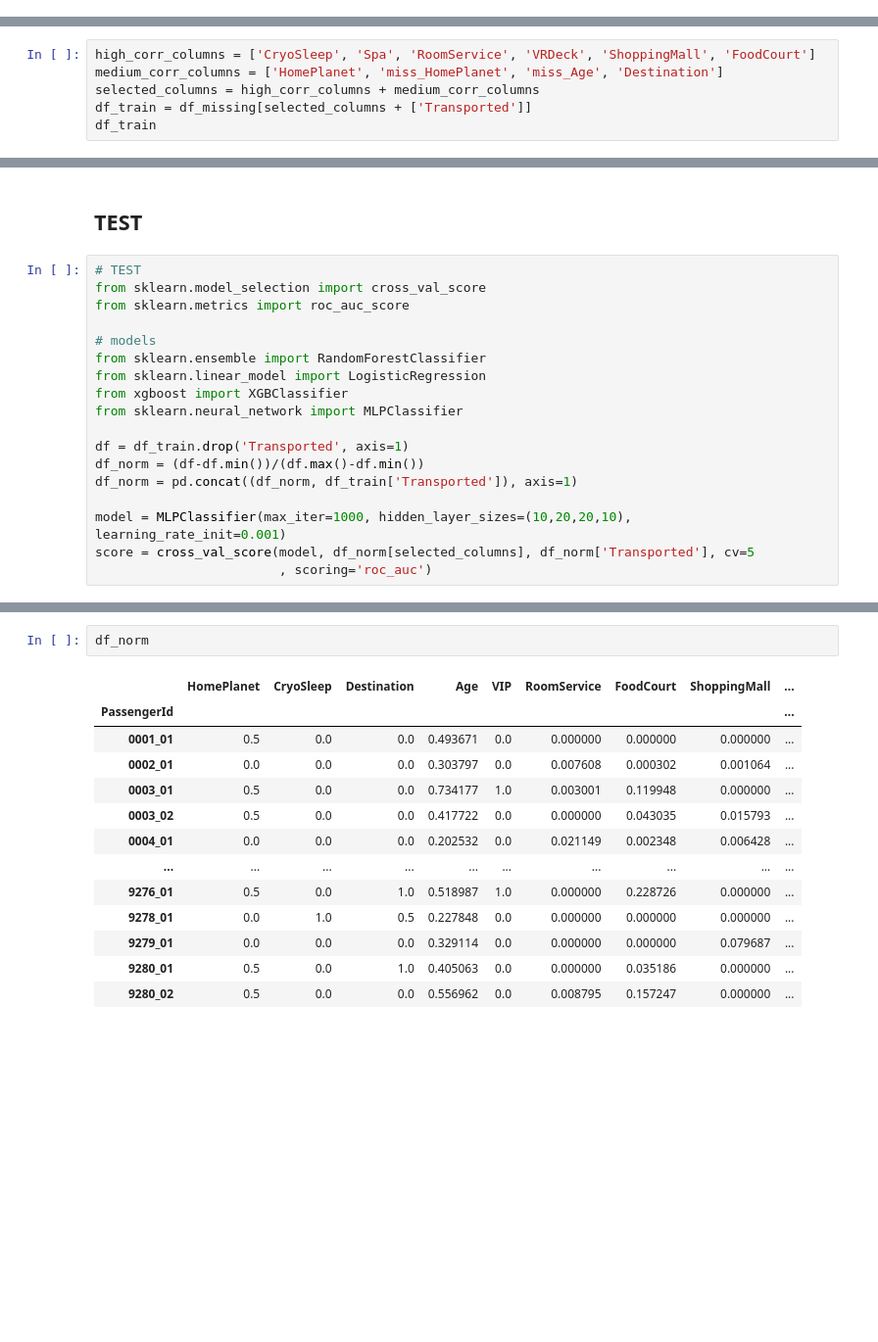
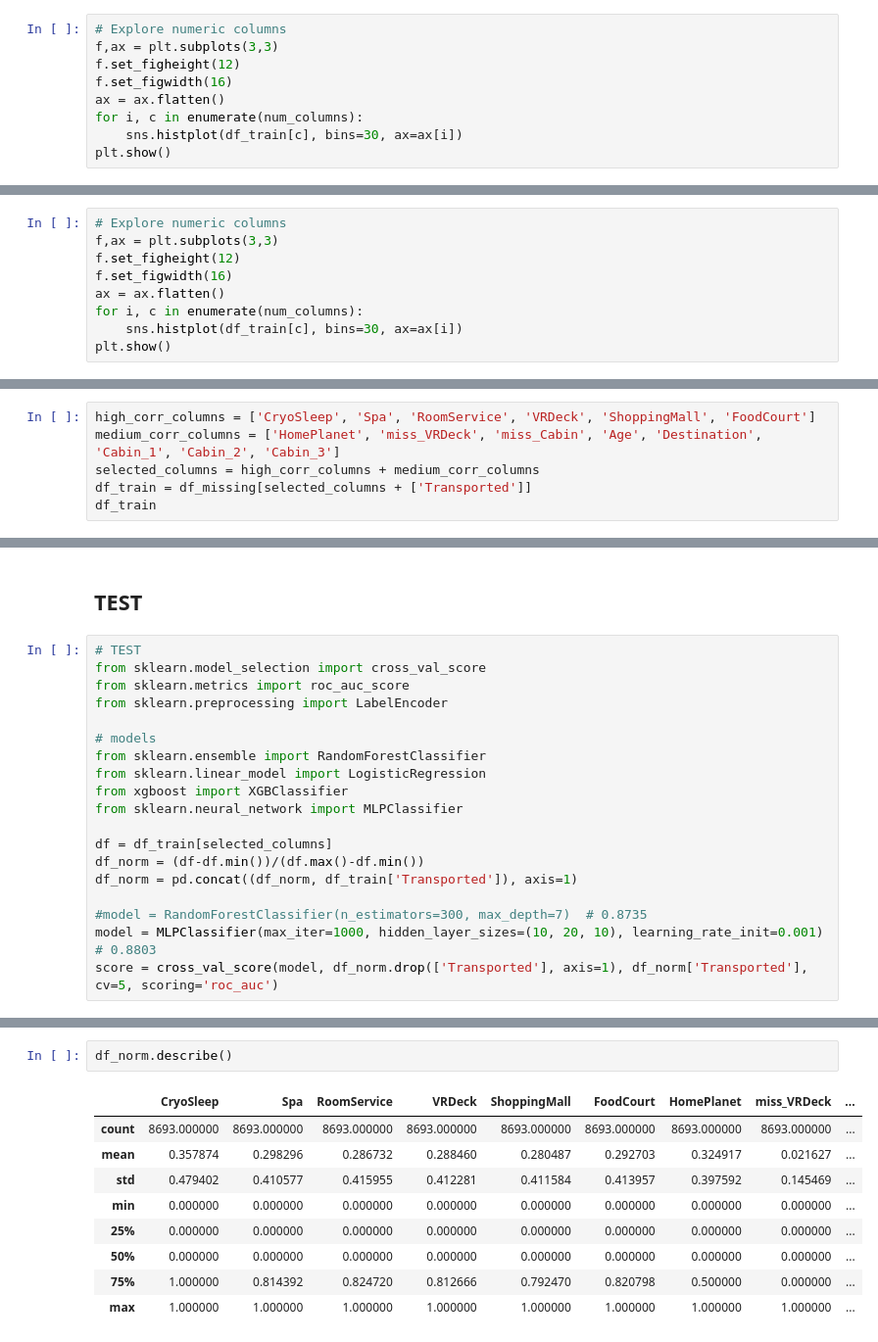
Before and after one commit to 8elka/Spaceship-Titanic-Kaggle, a Jupyter notebook: EDA.ipynb, the cells around one changed output, grey strips where cells are left out. Shown at 98% size. Saved outputs shown, nothing was run; the diff lists cells and outputs as text; blank space fills up the shorter version.

```diff
--- a/EDA.ipynb
+++ b/EDA.ipynb
@@ -264,0 +429,9 @@ df_train
+# %%
+# Explore numeric columns
+f,ax = plt.subplots(3,3)
+f.set_figheight(12)
+f.set_figwidth(16)
+ax = ax.flatten()
+for i, c in enumerate(num_columns):
+    sns.histplot(df_train[c], bins=30, ax=ax[i])
+plt.show()
@@ -264,0 +446,9 @@ df_train
+# %%
+# Explore numeric columns
+f,ax = plt.subplots(3,3)
+f.set_figheight(12)
+f.set_figwidth(16)
+ax = ax.flatten()
+for i, c in enumerate(num_columns):
+    sns.histplot(df_train[c], bins=30, ax=ax[i])
+plt.show()
@@ -362,7 +557,7 @@ ROC-AUC: 0.8742797442740965
 ## Select columns
 # %%
 high_corr_columns = ['CryoSleep', 'Spa', 'RoomService', 'VRDeck', 'ShoppingMall', 'FoodCourt']
-medium_corr_columns = ['HomePlanet', 'miss_HomePlanet', 'miss_Age', 'Destination']
+medium_corr_columns = ['HomePlanet', 'miss_VRDeck', 'miss_Cabin', 'Age', 'Destination', 'Cabin_1', 'Cabin_2', 'Cabin_3']
 selected_columns = high_corr_columns + medium_corr_columns
 df_train = df_missing[selected_columns + ['Transported']]
 df_train
@@ -417,6 +616,7 @@ plt.show()
 # TEST
 from sklearn.model_selection import cross_val_score
 from sklearn.metrics import roc_auc_score
+from sklearn.preprocessing import LabelEncoder
 
 # models
 from sklearn.ensemble import RandomForestClassifier
@@ -424,11 +624,11 @@ from sklearn.linear_model import LogisticRegression
 from xgboost import XGBClassifier
 from sklearn.neural_network import MLPClassifier
 
-df = df_train.drop('Transported', axis=1)
+df = df_train[selected_columns]
 df_norm = (df-df.min())/(df.max()-df.min())
 df_norm = pd.concat((df_norm, df_train['Transported']), axis=1)
 
-model = MLPClassifier(max_iter=1000, hidden_layer_sizes=(10,20,20,10), learning_rate_init=0.001)
-score = cross_val_score(model, df_norm[selected_columns], df_norm['Transported'], cv=5
-                        , scoring='roc_auc')
+#model = RandomForestClassifier(n_estimators=300, max_depth=7)  # 0.8735
+model = MLPClassifier(max_iter=1000, hidden_layer_sizes=(10, 20, 10), learning_rate_init=0.001)  # 0.8803
+score = cross_val_score(model, df_norm.drop(['Transported'], axis=1), df_norm['Transported'], cv=5, scoring='roc_auc')
 # %%
@@ -438,16 +640,12 @@ score.mean()
 # %%
-df_norm
+df_norm.describe()
 # %% [output]
-|  | HomePlanet | CryoSleep | Destination | Age | VIP | RoomService | FoodCourt | ShoppingMall | ... |
-| PassengerId |  |  |  |  |  |  |  |  | ... |
-| 0001_01 | 0.5 | 0.0 | 0.0 | 0.493671 | 0.0 | 0.000000 | 0.000000 | 0.000000 | ... |
-| 0002_01 | 0.0 | 0.0 | 0.0 | 0.303797 | 0.0 | 0.007608 | 0.000302 | 0.001064 | ... |
-| 0003_01 | 0.5 | 0.0 | 0.0 | 0.734177 | 1.0 | 0.003001 | 0.119948 | 0.000000 | ... |
-| 0003_02 | 0.5 | 0.0 | 0.0 | 0.417722 | 0.0 | 0.000000 | 0.043035 | 0.015793 | ... |
-| 0004_01 | 0.0 | 0.0 | 0.0 | 0.202532 | 0.0 | 0.021149 | 0.002348 | 0.006428 | ... |
-| ... | ... | ... | ... | ... | ... | ... | ... | ... | ... |
-| 9276_01 | 0.5 | 0.0 | 1.0 | 0.518987 | 1.0 | 0.000000 | 0.228726 | 0.000000 | ... |
-| 9278_01 | 0.0 | 1.0 | 0.5 | 0.227848 | 0.0 | 0.000000 | 0.000000 | 0.000000 | ... |
-| 9279_01 | 0.0 | 0.0 | 0.0 | 0.329114 | 0.0 | 0.000000 | 0.000000 | 0.079687 | ... |
-| 9280_01 | 0.5 | 0.0 | 1.0 | 0.405063 | 0.0 | 0.000000 | 0.035186 | 0.000000 | ... |
-| 9280_02 | 0.5 | 0.0 | 0.0 | 0.556962 | 0.0 | 0.008795 | 0.157247 | 0.000000 | ... |
+|  | CryoSleep | Spa | RoomService | VRDeck | ShoppingMall | FoodCourt | HomePlanet | miss_VRDeck | ... |
+| count | 8693.000000 | 8693.000000 | 8693.000000 | 8693.000000 | 8693.000000 | 8693.000000 | 8693.000000 | 8693.000000 | ... |
+| mean | 0.357874 | 0.298296 | 0.286732 | 0.288460 | 0.280487 | 0.292703 | 0.324917 | 0.021627 | ... |
+| std | 0.479402 | 0.410577 | 0.415955 | 0.412281 | 0.411584 | 0.413957 | 0.397592 | 0.145469 | ... |
+| min | 0.000000 | 0.000000 | 0.000000 | 0.000000 | 0.000000 | 0.000000 | 0.000000 | 0.000000 | ... |
+| 25% | 0.000000 | 0.000000 | 0.000000 | 0.000000 | 0.000000 | 0.000000 | 0.000000 | 0.000000 | ... |
+| 50% | 0.000000 | 0.000000 | 0.000000 | 0.000000 | 0.000000 | 0.000000 | 0.000000 | 0.000000 | ... |
+| 75% | 1.000000 | 0.814392 | 0.824720 | 0.812666 | 0.792470 | 0.820798 | 0.500000 | 0.000000 | ... |
+| max | 1.000000 | 1.000000 | 1.000000 | 1.000000 | 1.000000 | 1.000000 | 1.000000 | 1.000000 | ... |
```
Also changed, not shown: parts of 47 cells of this notebook, 1 other file.
